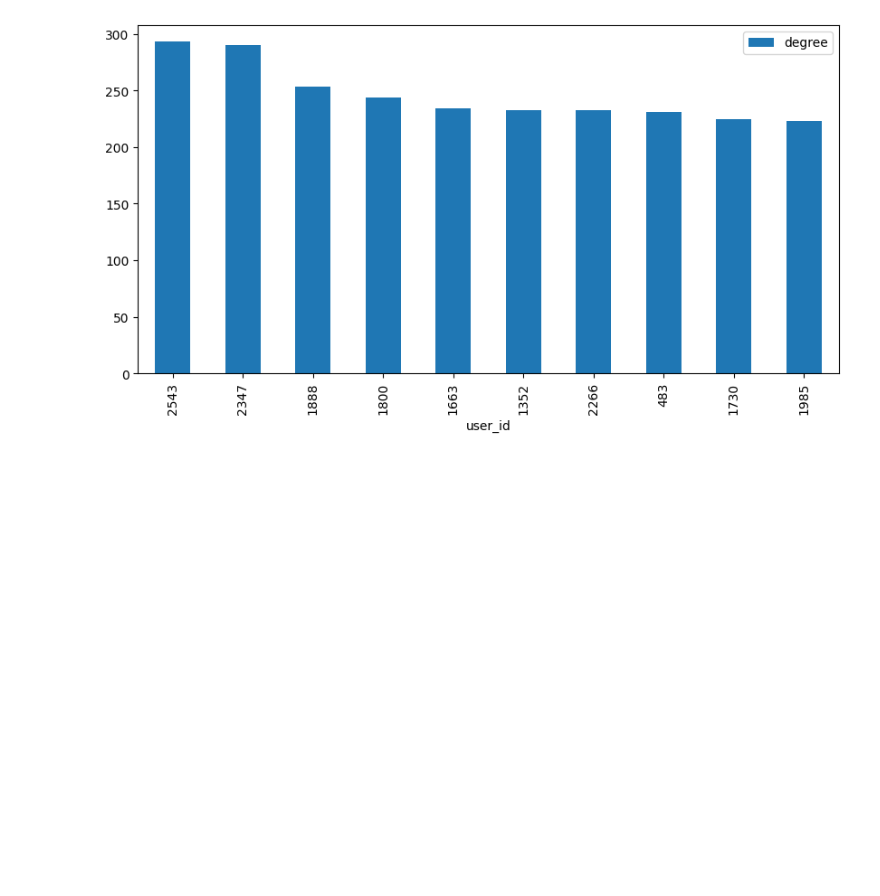
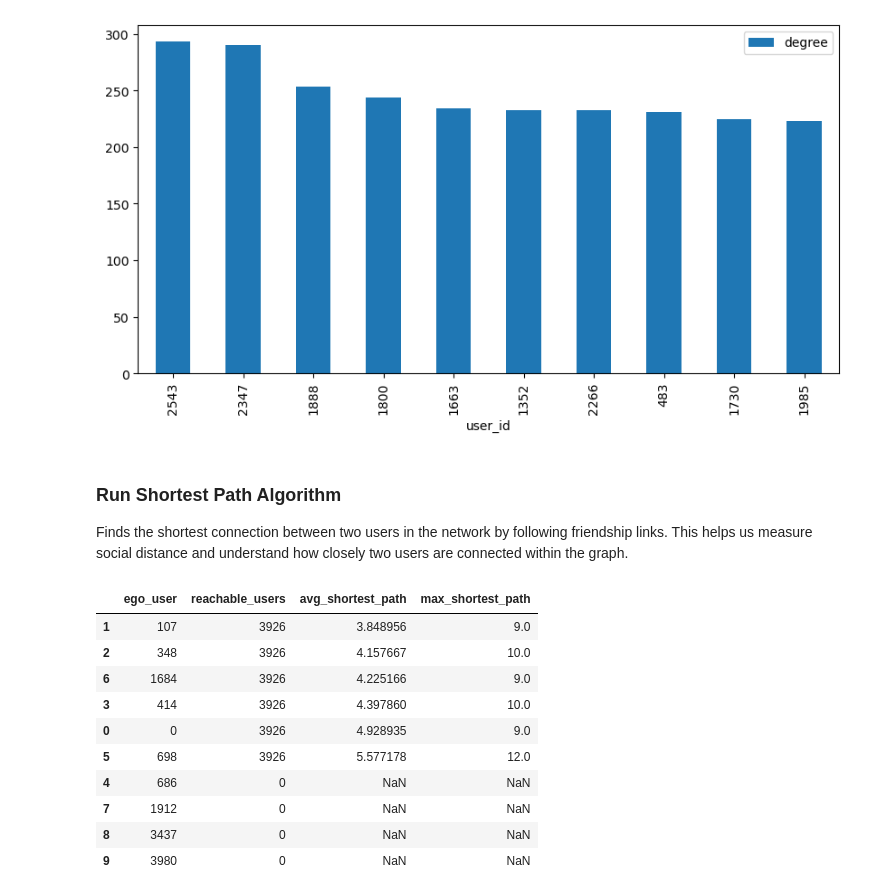
Before and after one commit to kalafejzo1/mids205_project3_kala, a Jupyter notebook: code/neo4j.ipynb, the cells around one changed output. Saved outputs shown, nothing was run; the diff lists cells and outputs as text; code cells hidden in the pictures; blank space fills up the shorter version.

Commit message:
slides, algorithms

```diff
--- a/code/neo4j.ipynb
+++ b/code/neo4j.ipynb
@@ -165,3 +147,6 @@ degree_df.plot.bar(x='user_id', y='degree', figsize=(10,5))
 # %% [output]
 <Axes: xlabel='user_id'>
 [figure]
+# %% [markdown]
+### Run Shortest Path Algorithm
+Finds the shortest connection between two users in the network by following friendship links. This helps us measure social distance and understand how closely two users are connected within the graph.
@@ -167,0 +156,34 @@ degree_df.plot.bar(x='user_id', y='degree', figsize=(10,5))
+# %%
+G = nx.Graph()
+G.add_nodes_from(users["user_id"].tolist())
+G.add_edges_from(friend_edges[["source", "target"]].itertuples(index=False, name=None))
+
+ego_users = users.loc[users["is_ego"] == 1, "user_id"].tolist()
+
+results = []
+
+for ego in ego_users:
+    lengths = nx.single_source_shortest_path_length(G, ego)
+    dists = [d for node, d in lengths.items() if node != ego]
+
+    results.append({
+        "ego_user": ego,
+        "reachable_users": len(dists),
+        "avg_shortest_path": sum(dists) / len(dists) if len(dists) > 0 else None,
+        "max_shortest_path": max(dists) if len(dists) > 0 else None
+    })
+
+results_df = pd.DataFrame(results).sort_values("avg_shortest_path", na_position="last")
+results_df
+# %% [output]
+|  | ego_user | reachable_users | avg_shortest_path | max_shortest_path |
+| 1 | 107 | 3926 | 3.848956 | 9.0 |
+| 2 | 348 | 3926 | 4.157667 | 10.0 |
+| 6 | 1684 | 3926 | 4.225166 | 9.0 |
+| 3 | 414 | 3926 | 4.397860 | 10.0 |
+| 0 | 0 | 3926 | 4.928935 | 9.0 |
+| 5 | 698 | 3926 | 5.577178 | 12.0 |
+| 4 | 686 | 0 | NaN | NaN |
+| 7 | 1912 | 0 | NaN | NaN |
+| 8 | 3437 | 0 | NaN | NaN |
+| 9 | 3980 | 0 | NaN | NaN |
```
Also changed, not shown: parts of 12 cells of this notebook, 3 other files.
